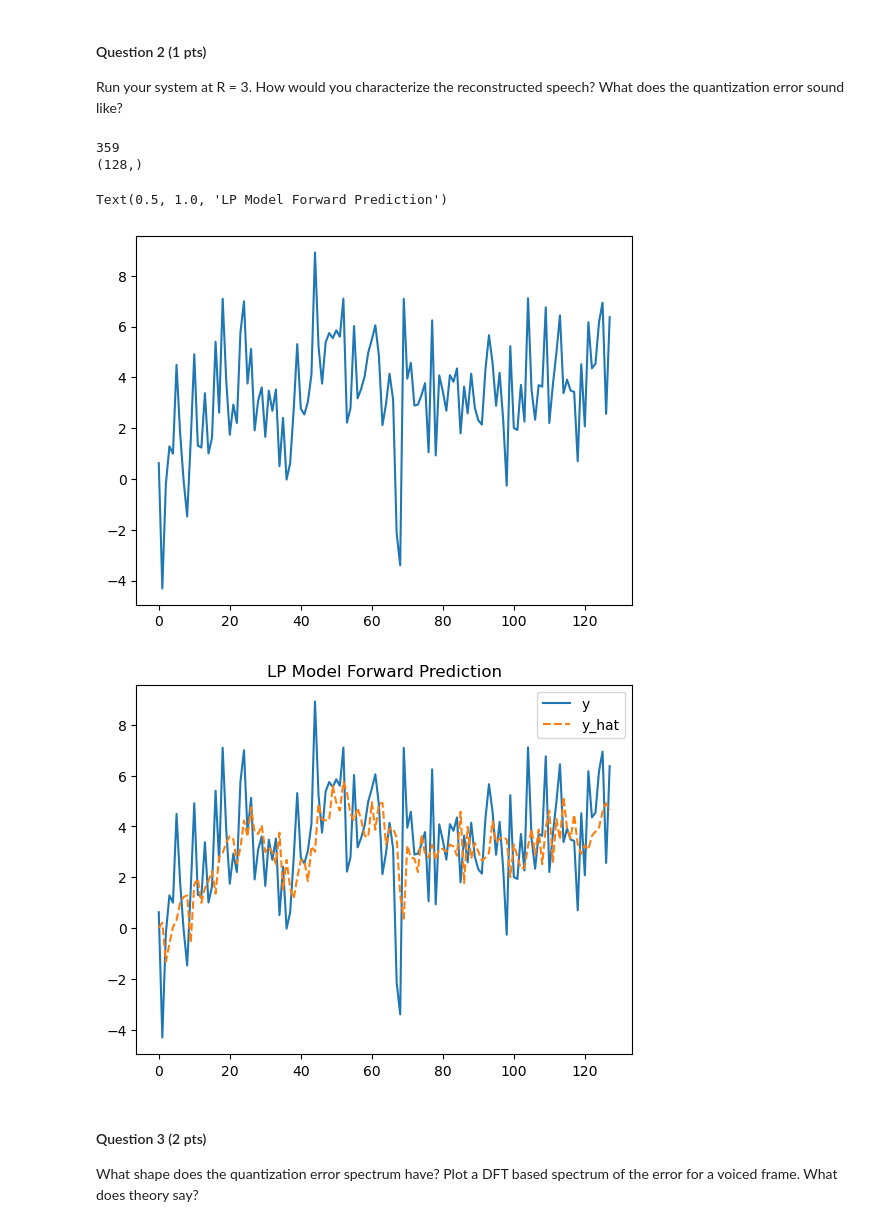
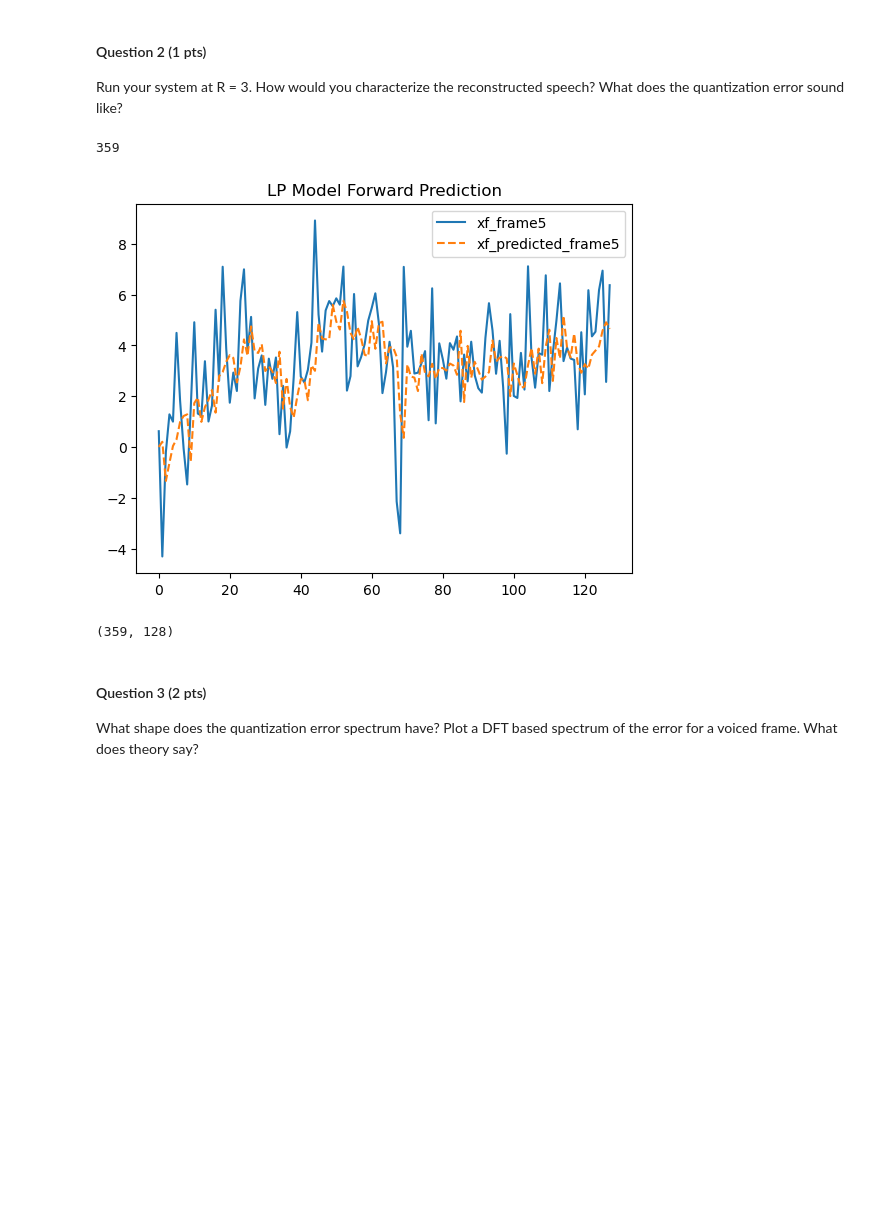
Before and after one commit to ChentingZ0/HangqChenting_speech_pro2, a Jupyter notebook: assignment2_zct.ipynb, the cells around one changed output. Cells and saved outputs as stored; diff of their text form; code cells hidden in the pictures; blank space fills up the shorter version.

Commit message:
new_residual_quantize

```diff
--- a/assignment2_zct.ipynb
+++ b/assignment2_zct.ipynb
@@ -768,47 +768,52 @@ How would you characterize the reconstructed speech? What does the quantization
 
 import matplotlib.pyplot as plt
 import scipy
 
 x = data["speech8"]
 alen = 128
 ulen = 128
 fs = 8000
 R = 3
 
 N = len(x)
 naf = (N-alen+ulen) // ulen       # Number of analysis frames
 print(naf)
 n1 = 0
 A = np.zeros((naf, M+1))   # M is the prediction order.
-xf_hat = np.zeros((naf,alen))
+# xf_hat = np.zeros((naf,alen))
+residual = []
 for n in range(0,naf):
    # on a frame basis
     xf = x[n1:n1+alen, 0]
     xf = xf.astype(np.float64)
     xf_filtered = xf*signal.windows.boxcar(alen)
-    print(xf_filtered.shape)
-    plt.plot(xf_filtered)
 
     lags1, r = xcorr(xf_filtered, xf, M=M)  # autocorrelation  faixx
     a = np.concatenate([np.ones(1), solve_toeplitz(r[:-1], -r[1:])]).ravel()
     A[n,:] = a # Make sure the polynomial coefficients are in a row vector, store in a matrix
     b = np.hstack([[0], -1 * a[1:]])
-    xf_hat[n,:] = scipy.signal.lfilter(b, [1], xf_filtered)
+
+    xf_hat = scipy.signal.lfilter(b, [1], xf_filtered)
+    residual.append(xf_filtered - xf_hat)   # per frame
 
     if n == 5:
-        fig, ax = plt.subplots()
-        ax.plot(xf_filtered)
-        ax.plot(xf_hat, linestyle='--')
-        ax.legend(['xf_frame5', 'xf_predicted_frame5'])
-        ax.set_title('LP Model Forward Prediction')
+        # fig, ax = plt.subplots()
+        plt.figure()
+        # plt.plot(range(xf_filtered.shape[0]) ,xf_filtered)
+        plt.plot(range(xf_filtered.shape[0]), xf_filtered)
+        plt.plot(range(xf_hat.shape[0]), xf_hat, linestyle='--')
+        plt.legend(['xf_frame5', 'xf_predicted_frame5'])
+        plt.title('LP Model Forward Prediction')
+        plt.show()
 
-        n1 = n1 + ulen
+    n1 = n1 + ulen
+
+residual = np.array(residual)
+print(residual.shape)
 # %% [output]
 359
-(128,)
+[figure, new version]
-Text(0.5, 1.0, 'LP Model Forward Prediction')
+(359, 128)
-[figure, old version]
-[figure, removed]
 # %% [markdown]
 #### Question 3 (2 pts)
 
```
